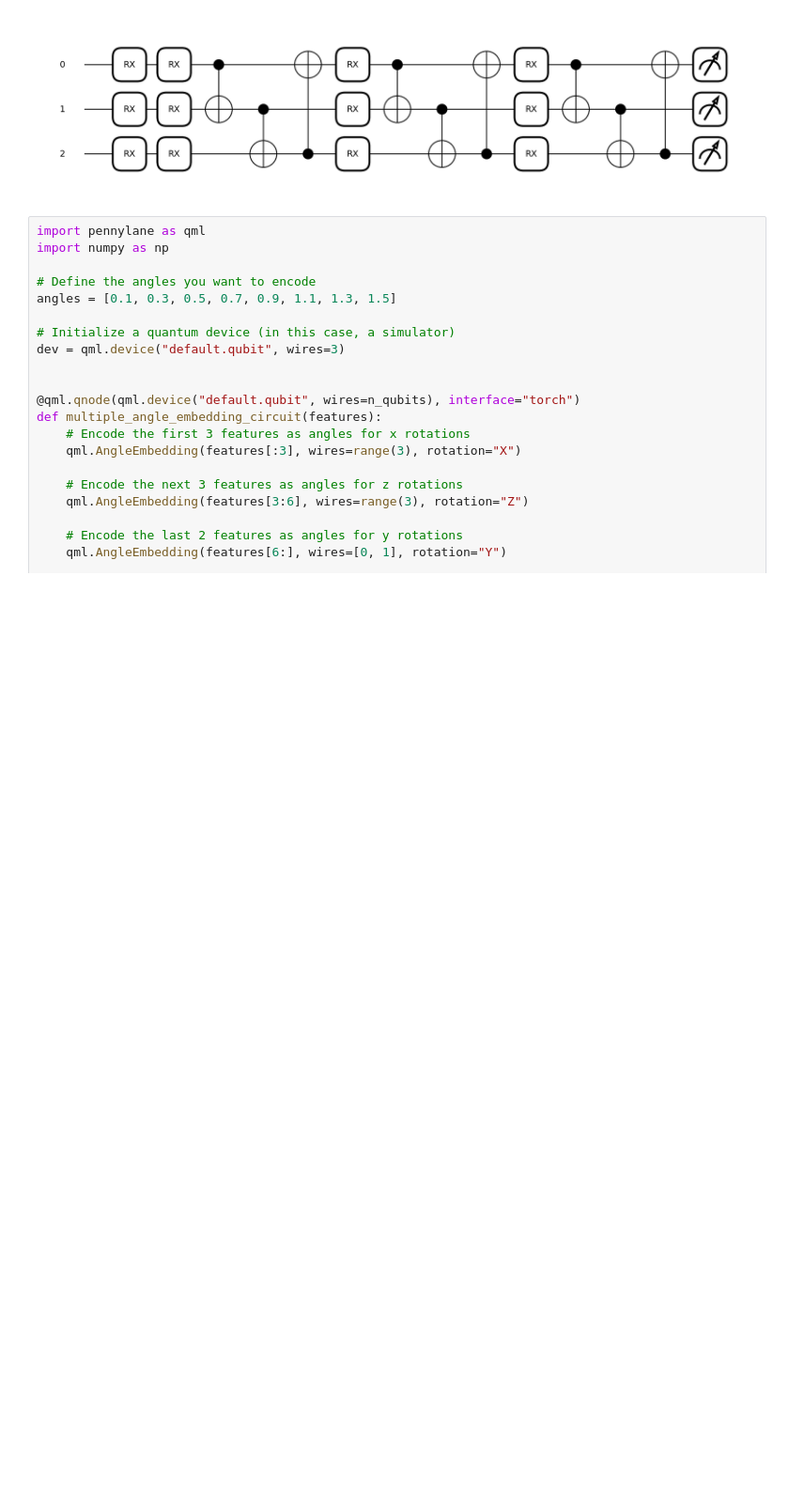
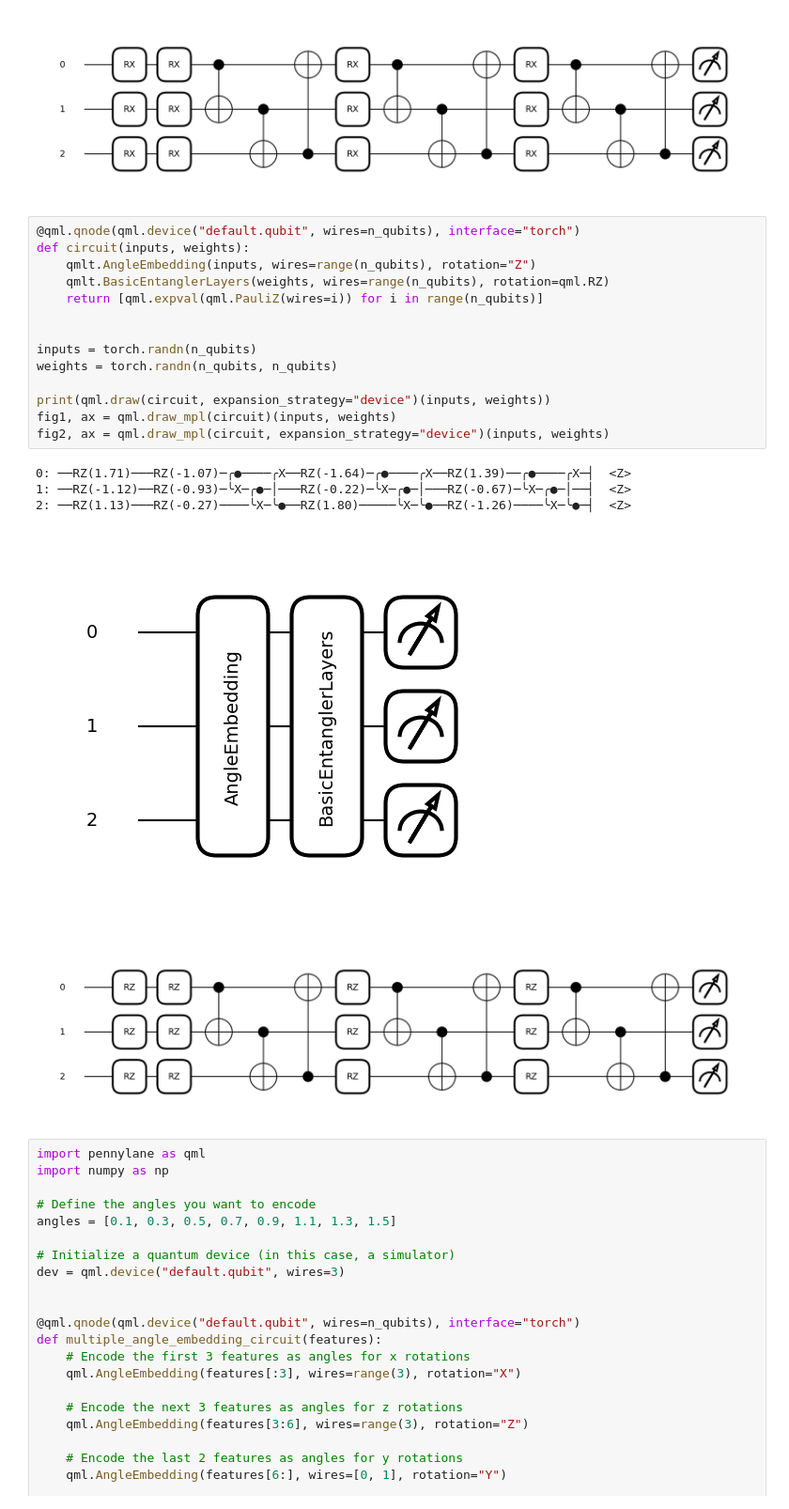
Before and after one commit to NicholasChoong/QuantumTransformer, a Jupyter notebook: test.ipynb, the cells around one changed output. Shown at 94% size. Cells and saved outputs as stored; diff of their text form; blank space fills up the shorter version.

```diff
--- a/test.ipynb
+++ b/test.ipynb
@@ -33,6 +33,26 @@ fig2, ax = qml.draw_mpl(circuit, expansion_strategy="device")(inputs, weights)
 2: ──RX(-0.13)──RX(-0.39)────╰X─╰●──RX(0.12)─────╰X─╰●──RX(1.17)─────╰X─╰●─┤  <Z>
 [figure]
 [figure]
+# %%
+@qml.qnode(qml.device("default.qubit", wires=n_qubits), interface="torch")
+def circuit(inputs, weights):
+    qmlt.AngleEmbedding(inputs, wires=range(n_qubits), rotation="Z")
+    qmlt.BasicEntanglerLayers(weights, wires=range(n_qubits), rotation=qml.RZ)
+    return [qml.expval(qml.PauliZ(wires=i)) for i in range(n_qubits)]
+
+
+inputs = torch.randn(n_qubits)
+weights = torch.randn(n_qubits, n_qubits)
+
+print(qml.draw(circuit, expansion_strategy="device")(inputs, weights))
+fig1, ax = qml.draw_mpl(circuit)(inputs, weights)
+fig2, ax = qml.draw_mpl(circuit, expansion_strategy="device")(inputs, weights)
+# %% [output]
+0: ──RZ(1.71)───RZ(-1.07)─╭●────╭X──RZ(-1.64)─╭●────╭X──RZ(1.39)──╭●────╭X─┤  <Z>
+1: ──RZ(-1.12)──RZ(-0.93)─╰X─╭●─│───RZ(-0.22)─╰X─╭●─│───RZ(-0.67)─╰X─╭●─│──┤  <Z>
+2: ──RZ(1.13)───RZ(-0.27)────╰X─╰●──RZ(1.80)─────╰X─╰●──RZ(-1.26)────╰X─╰●─┤  <Z>
+[figure, added]
+[figure, added]
 # %%
 import pennylane as qml
 import numpy as np
```
Also changed, not shown: 2 other files.
